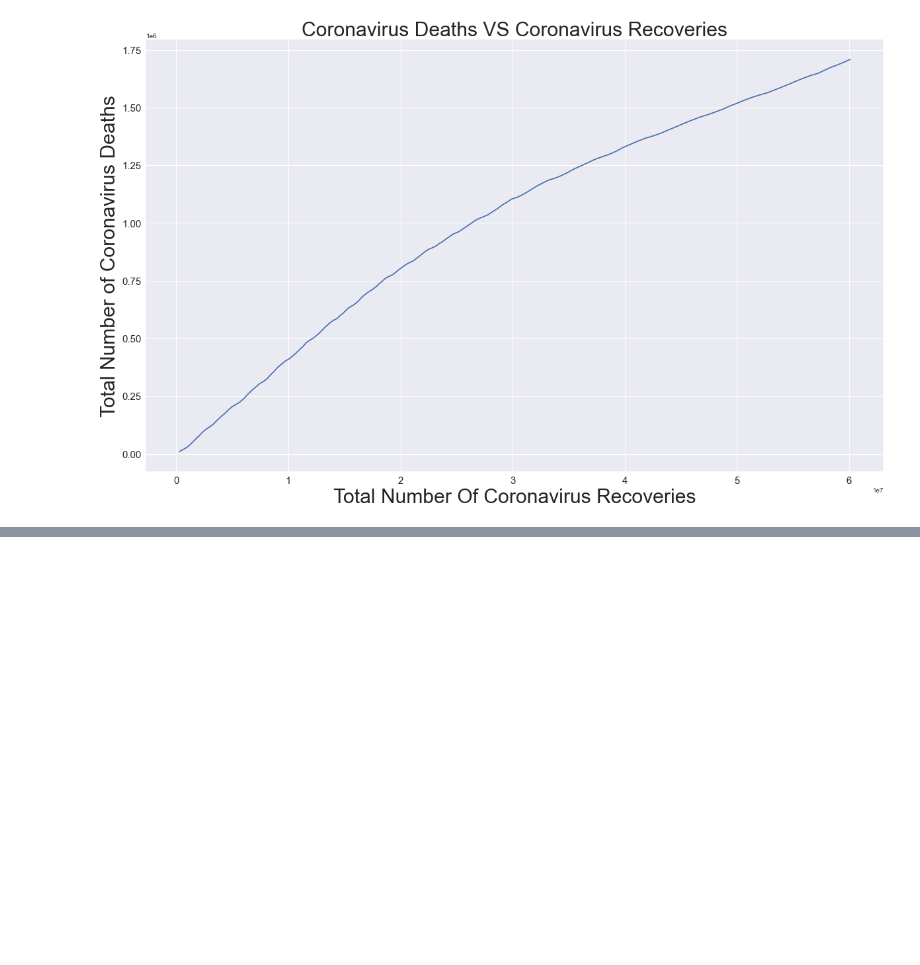
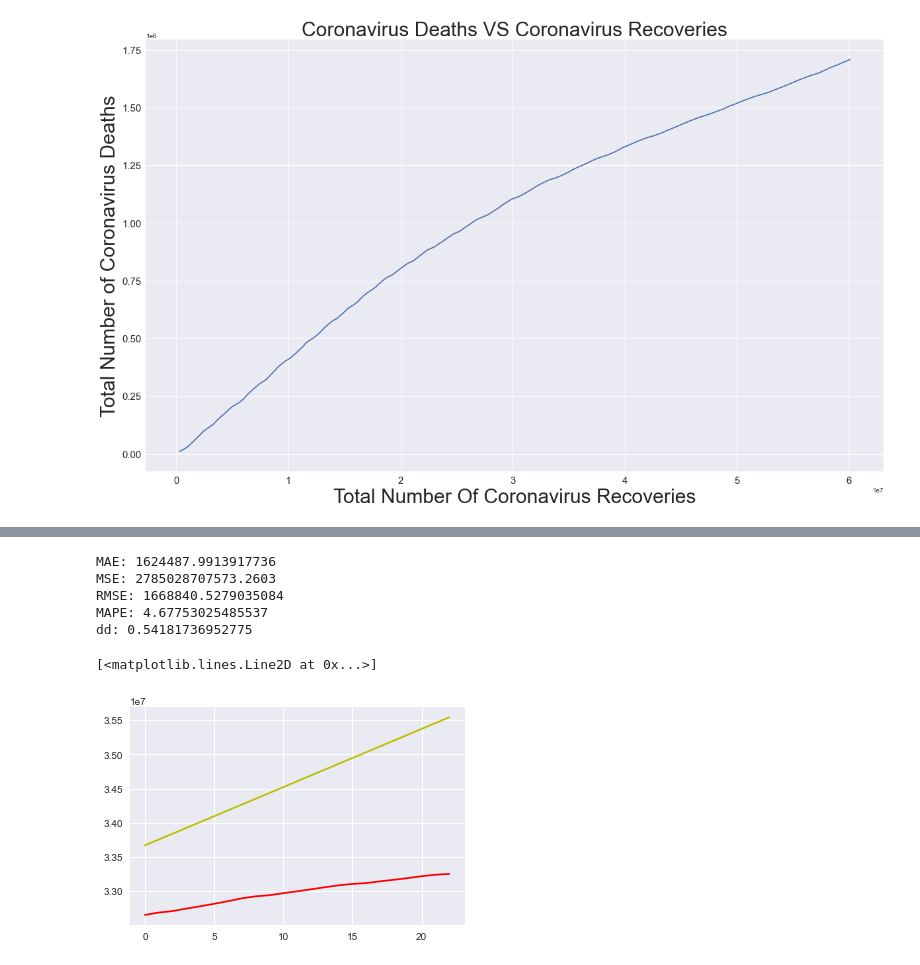
Before and after one commit to bhaswatib/Covid-19-Case-Forecasting, a Jupyter notebook: Covid-19 Case Numbers Forecasting.ipynb, the cells around one changed output, grey strips where cells are left out. Drawn from its saved outputs; the diff is of its cells as text; code cells hidden in the pictures; blank space fills up the shorter version.

```diff
--- a/Covid-19 Case Numbers Forecasting.ipynb
+++ b/Covid-19 Case Numbers Forecasting.ipynb
@@ -528,3 +597,13 @@ plt.yticks(size=15)
 plt.show()
 # %% [output]
 [figure]
+# %%
+cases_india=[]
+cases_india=confirmed_cases.loc[confirmed_cases['Country/Region']=='India']
+cases_india=cases_india.loc[:,'1/1/21':'5/29/21']
+cases_us=[]
+cases_us=confirmed_cases.loc[confirmed_cases['Country/Region']=='US']
+cases_us=cases_us.loc[:,'1/1/21':'5/29/21']
+cases_brazil=[]
+cases_brazil=confirmed_cases.loc[confirmed_cases['Country/Region']=='Brazil']
+cases_brazil=cases_brazil.loc[:,'1/1/21':'5/29/21']
@@ -530,0 +632,4 @@ plt.show()
+# %%
+us=[]
+us=np.array(cases_us).reshape(-1,1)
+us
@@ -530,0 +676,31 @@ plt.show()
+# %%
+#US
+X_train_us, X_test_us, y_train_us, y_test_us = train_test_split(days_since_2_21, us, test_size=0.15, shuffle=False)
+# %%
+#Using Linear Regression model to make predictions
+def mape(actual, pred):
+    actual, pred = np.array(actual), np.array(pred)
+    return np.mean(np.abs((actual - pred) / actual)) * 100
+
+from sklearn.linear_model import LinearRegression
+linear_model=LinearRegression(normalize=False,fit_intercept=True)
+linear_model.fit(X_train_us, y_train_us)
+test_linear_pred=linear_model.predict(X_test_us)
+linear_pred=linear_model.predict(future_forecast)
+print('MAE:', mean_absolute_error(test_linear_pred, y_test_us))
+print('MSE:', mean_squared_error(test_linear_pred, y_test_us))
+print('RMSE:', math.sqrt(mean_squared_error(test_linear_pred, y_test_us)))
+print('MAPE:',mape(test_linear_pred, y_test_us))
+print('dd:',explained_variance_score(test_linear_pred, y_test_us))
+# %% [output]
+MAE: 1624487.9913917736
+MSE: 2785028707573.2603
+RMSE: 1668840.5279035084
+MAPE: 4.67753025485537
+dd: 0.54181736952775
+# %%
+plt.plot(y_test_us,'r')
+plt.plot(test_linear_pred,'y')
+# %% [output]
+[<matplotlib.lines.Line2D at 0x...>]
+[figure, added]
```
Also changed, not shown: parts of 23 cells of this notebook.
